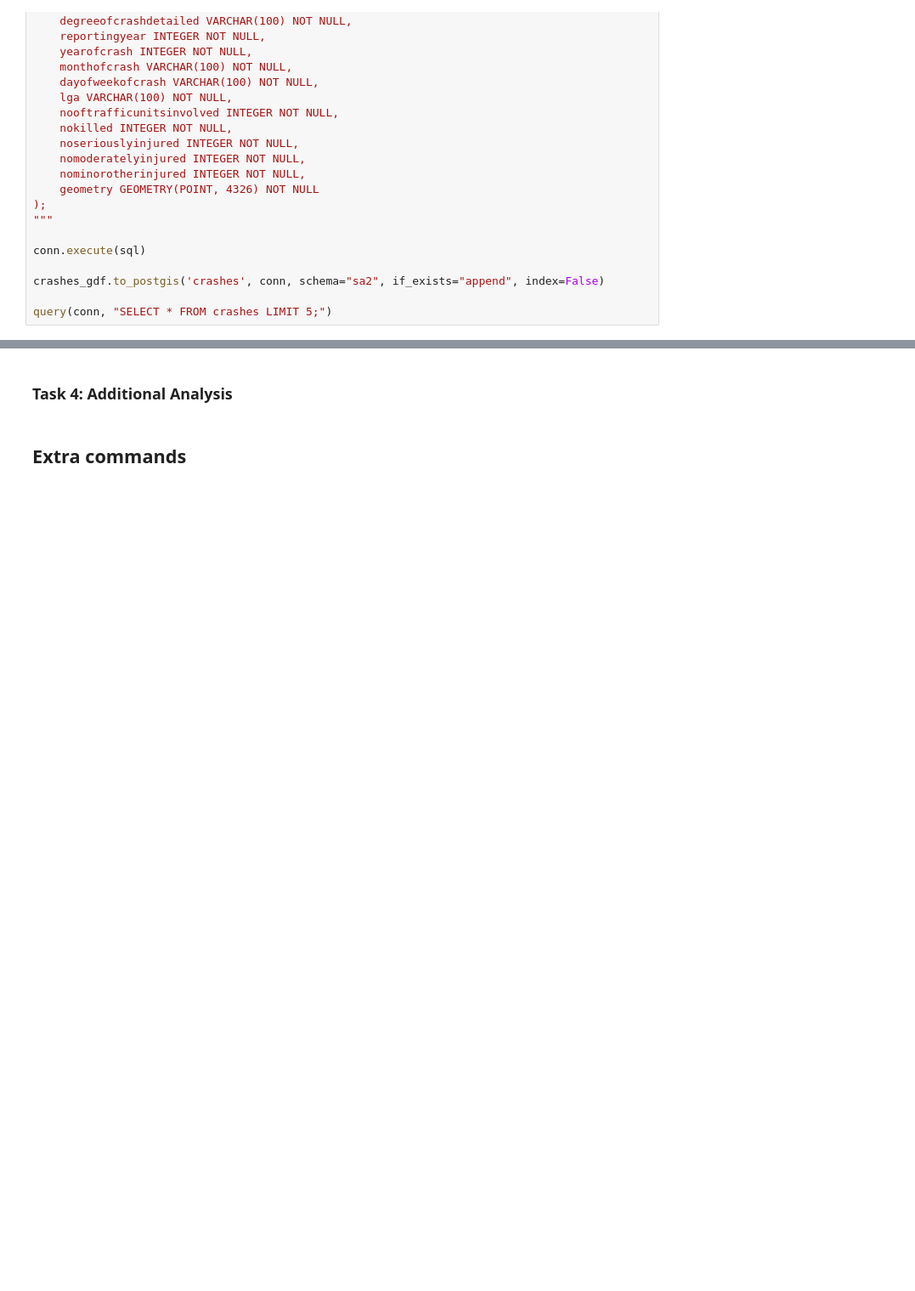
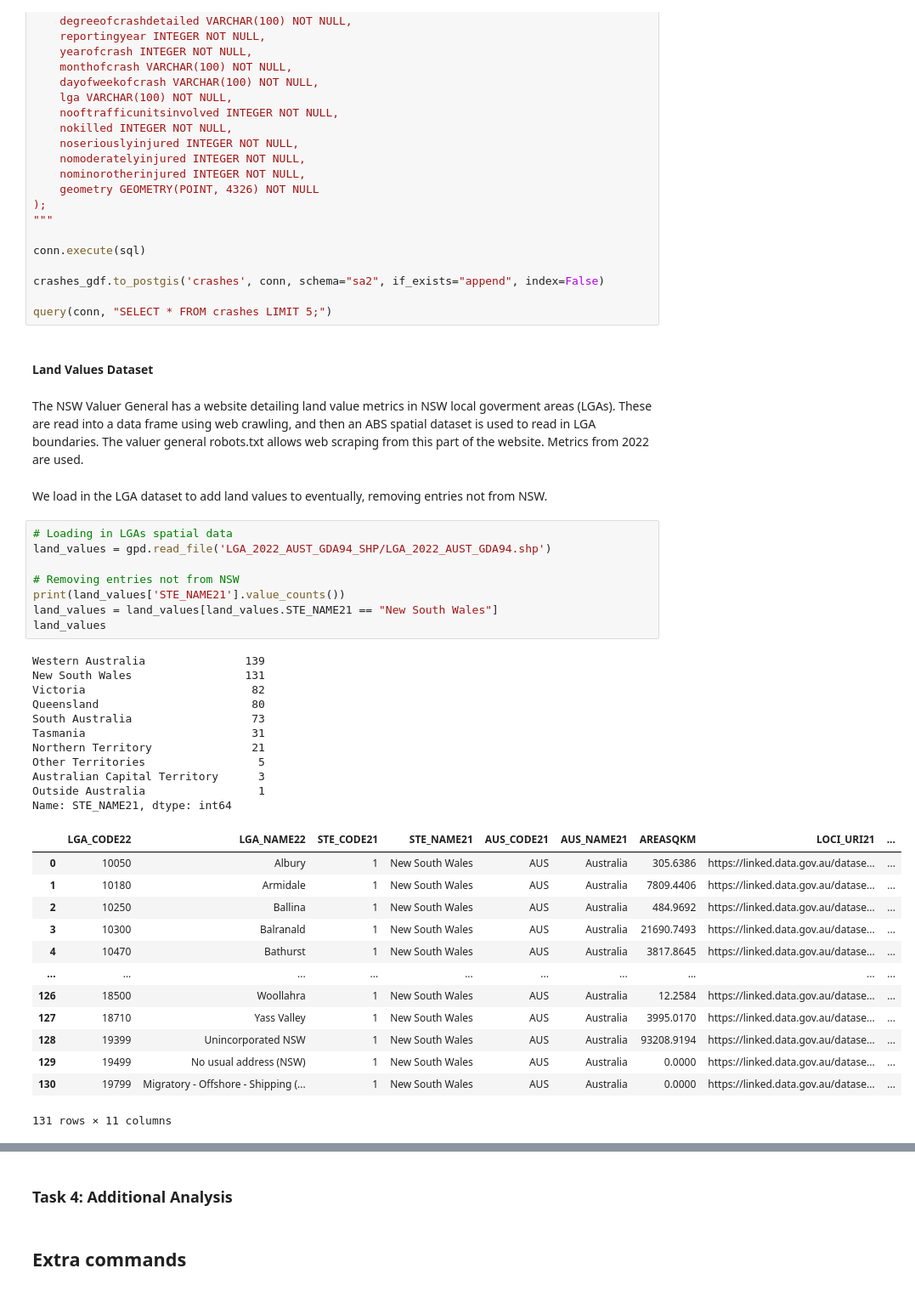
Before and after one commit to FixItChris/DATA2901, a Jupyter notebook: Report.ipynb, the cells around one changed output, grey strips where cells are left out. Shown at 85% size. Saved outputs shown, nothing was run; the diff lists cells and outputs as text; blank space fills up the shorter version.

Commit message:
Added land values dataset

```diff
--- a/Report.ipynb
+++ b/Report.ipynb
@@ -1203,3 +1255,42 @@ conn.execute(sql)
 crashes_gdf.to_postgis('crashes', conn, schema="sa2", if_exists="append", index=False)
 
 query(conn, "SELECT * FROM crashes LIMIT 5;")
+# %% [markdown]
+#### Land Values Dataset
+# %% [markdown]
+The NSW Valuer General has a website detailing land value metrics in NSW local goverment areas (LGAs). These are read into a data frame using web crawling, and then an ABS spatial dataset is used to read in LGA boundaries. The valuer general robots.txt allows web scraping from this part of the website. Metrics from 2022 are used.
+# %% [markdown]
+We load in the LGA dataset to add land values to eventually, removing entries not from NSW.
+# %%
+# Loading in LGAs spatial data
+land_values = gpd.read_file('LGA_2022_AUST_GDA94_SHP/LGA_2022_AUST_GDA94.shp')
+
+# Removing entries not from NSW
+print(land_values['STE_NAME21'].value_counts())
+land_values = land_values[land_values.STE_NAME21 == "New South Wales"]
+land_values
+# %% [output]
+Western Australia               139
+New South Wales                 131
+Victoria                         82
+Queensland                       80
+South Australia                  73
+Tasmania                         31
+Northern Territory               21
+Other Territories                 5
+Australian Capital Territory      3
+Outside Australia                 1
+Name: STE_NAME21, dtype: int64
+|  | LGA_CODE22 | LGA_NAME22 | STE_CODE21 | STE_NAME21 | AUS_CODE21 | AUS_NAME21 | AREASQKM | LOCI_URI21 | ... |
+| 0 | 10050 | Albury | 1 | New South Wales | AUS | Australia | 305.6386 | https://linked.data.gov.au/datase... | ... |
+| 1 | 10180 | Armidale | 1 | New South Wales | AUS | Australia | 7809.4406 | https://linked.data.gov.au/datase... | ... |
+| 2 | 10250 | Ballina | 1 | New South Wales | AUS | Australia | 484.9692 | https://linked.data.gov.au/datase... | ... |
+| 3 | 10300 | Balranald | 1 | New South Wales | AUS | Australia | 21690.7493 | https://linked.data.gov.au/datase... | ... |
+| 4 | 10470 | Bathurst | 1 | New South Wales | AUS | Australia | 3817.8645 | https://linked.data.gov.au/datase... | ... |
+| ... | ... | ... | ... | ... | ... | ... | ... | ... | ... |
+| 126 | 18500 | Woollahra | 1 | New South Wales | AUS | Australia | 12.2584 | https://linked.data.gov.au/datase... | ... |
+| 127 | 18710 | Yass Valley | 1 | New South Wales | AUS | Australia | 3995.0170 | https://linked.data.gov.au/datase... | ... |
+| 128 | 19399 | Unincorporated NSW | 1 | New South Wales | AUS | Australia | 93208.9194 | https://linked.data.gov.au/datase... | ... |
+| 129 | 19499 | No usual address (NSW) | 1 | New South Wales | AUS | Australia | 0.0000 | https://linked.data.gov.au/datase... | ... |
+| 130 | 19799 | Migratory - Offshore - Shipping (... | 1 | New South Wales | AUS | Australia | 0.0000 | https://linked.data.gov.au/datase... | ... |
+131 rows × 11 columns
```
Also changed, not shown: parts of 23 cells of this notebook.
